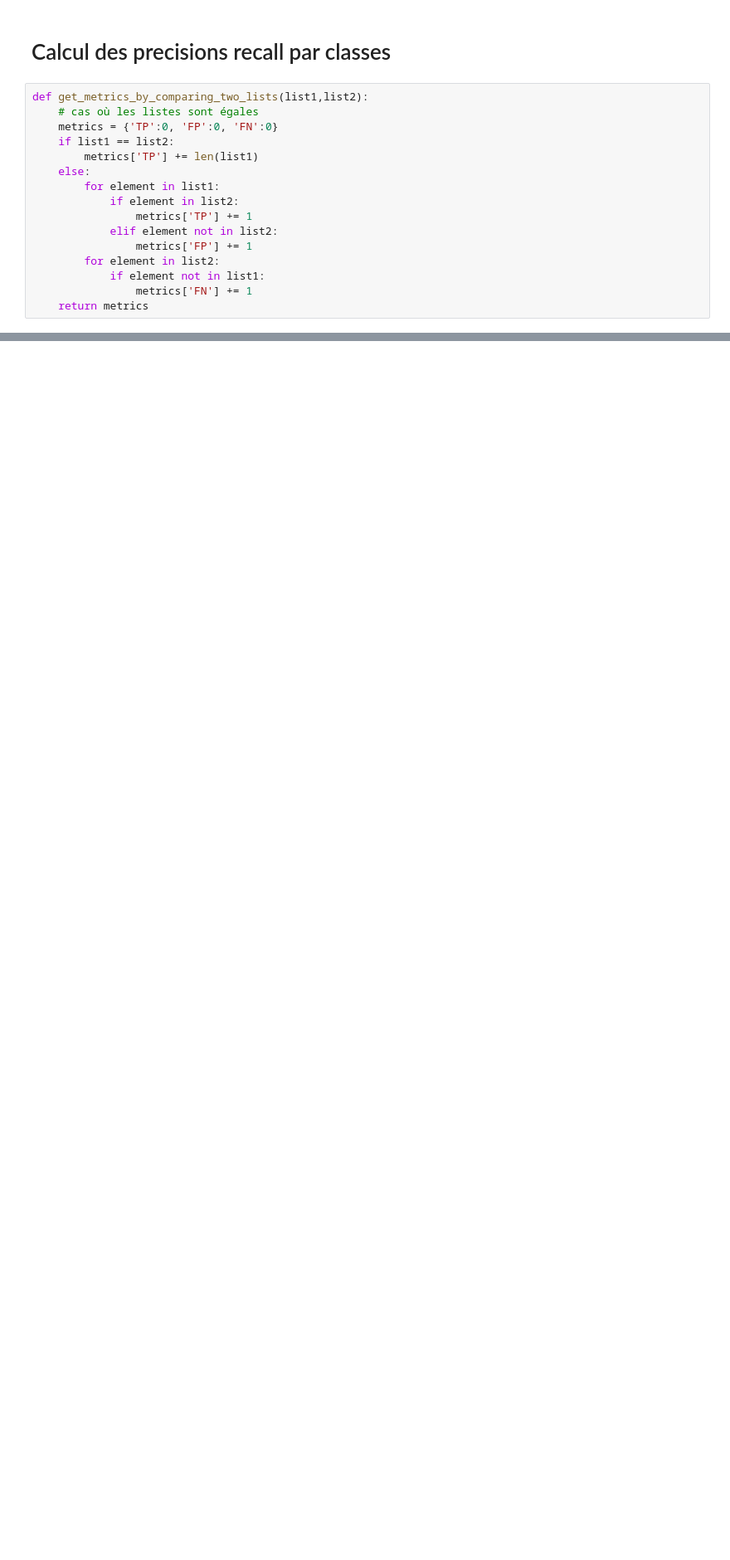
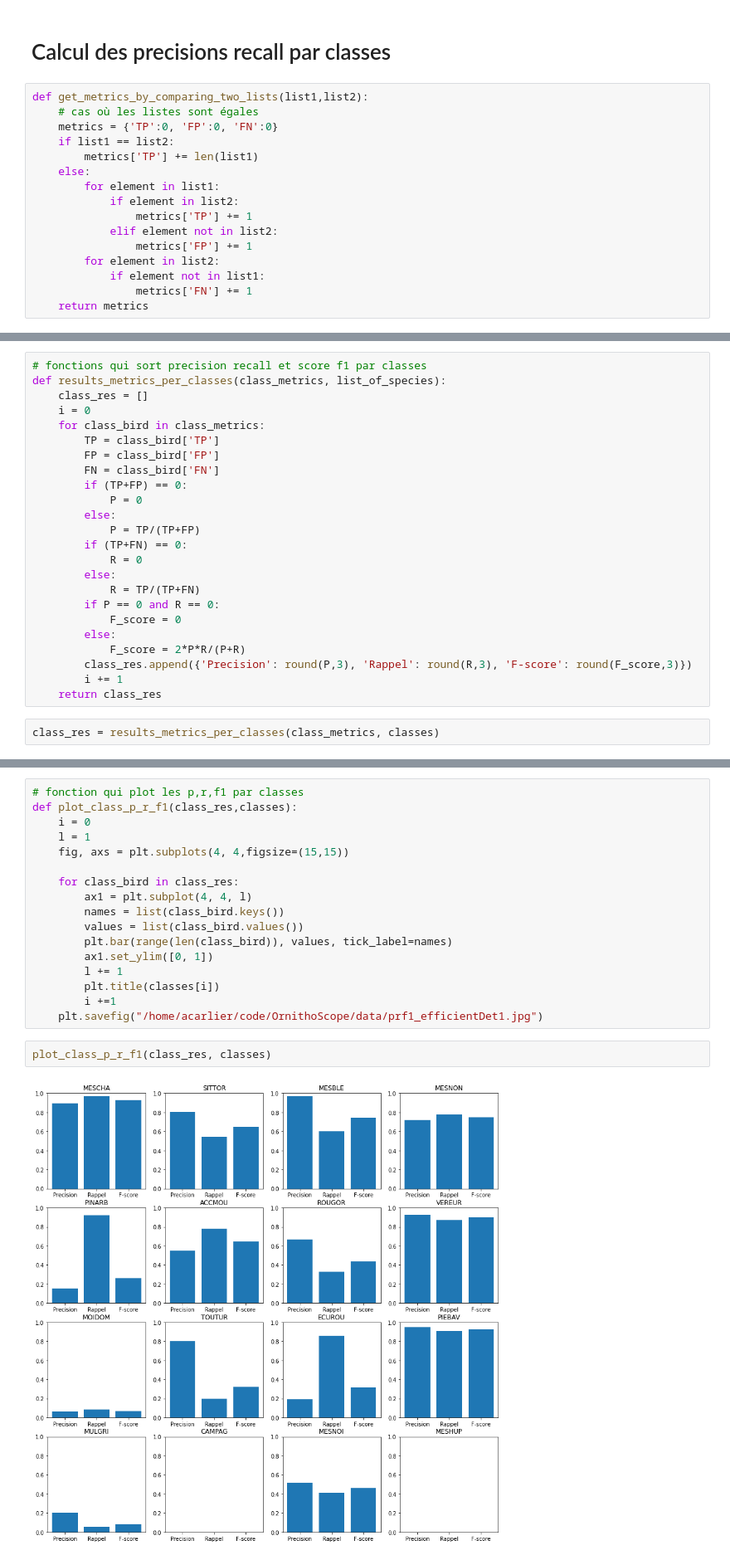
Before and after one commit to deva-sou/OrnithoScope_tflite, a Jupyter notebook: notebooks/model_metrics/metrics_efficientDet1.ipynb, the cells around one changed output, grey strips where cells are left out. Shown at 83% size. Cells and saved outputs as stored; diff of their text form; blank space fills up the shorter version.

```diff
--- a/notebooks/model_metrics/metrics_efficientDet1.ipynb
+++ b/notebooks/model_metrics/metrics_efficientDet1.ipynb
@@ -486,0 +480,26 @@ MESHUP - TP : 0 FP : 0 FN : 0
+# %%
+# fonctions qui sort precision recall et score f1 par classes
+def results_metrics_per_classes(class_metrics, list_of_species):
+    class_res = []
+    i = 0
+    for class_bird in class_metrics:
+        TP = class_bird['TP']
+        FP = class_bird['FP']
+        FN = class_bird['FN']
+        if (TP+FP) == 0:
+            P = 0
+        else:
+            P = TP/(TP+FP)
+        if (TP+FN) == 0:
+            R = 0
+        else:
+            R = TP/(TP+FN)
+        if P == 0 and R == 0:
+            F_score = 0
+        else:
+            F_score = 2*P*R/(P+R)
+        class_res.append({'Precision': round(P,3), 'Rappel': round(R,3), 'F-score': round(F_score,3)})
+        i += 1
+    return class_res
+# %%
+class_res = results_metrics_per_classes(class_metrics, classes)
@@ -486,0 +532,21 @@ MESHUP - TP : 0 FP : 0 FN : 0
+# %%
+# fonction qui plot les p,r,f1 par classes
+def plot_class_p_r_f1(class_res,classes):
+    i = 0
+    l = 1
+    fig, axs = plt.subplots(4, 4,figsize=(15,15))
+
+    for class_bird in class_res:
+        ax1 = plt.subplot(4, 4, l)
+        names = list(class_bird.keys())
+        values = list(class_bird.values())
+        plt.bar(range(len(class_bird)), values, tick_label=names)
+        ax1.set_ylim([0, 1])
+        l += 1
+        plt.title(classes[i])
+        i +=1
+    plt.savefig("/home/acarlier/code/OrnithoScope/data/prf1_efficientDet1.jpg")
+# %%
+plot_class_p_r_f1(class_res, classes)
+# %% [output]
+[figure, added]
```
Also changed, not shown: parts of 39 cells of this notebook, 12 other files.
